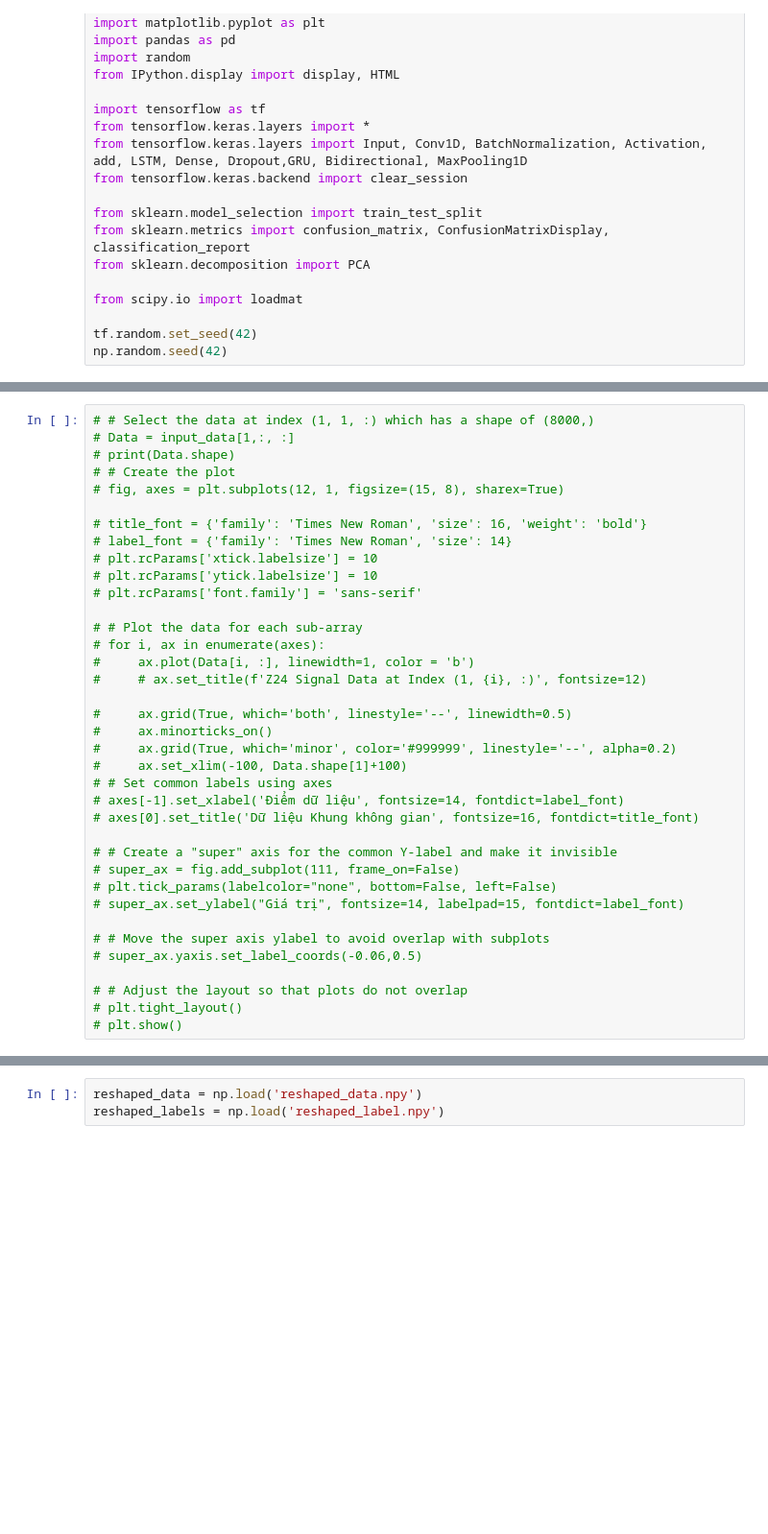
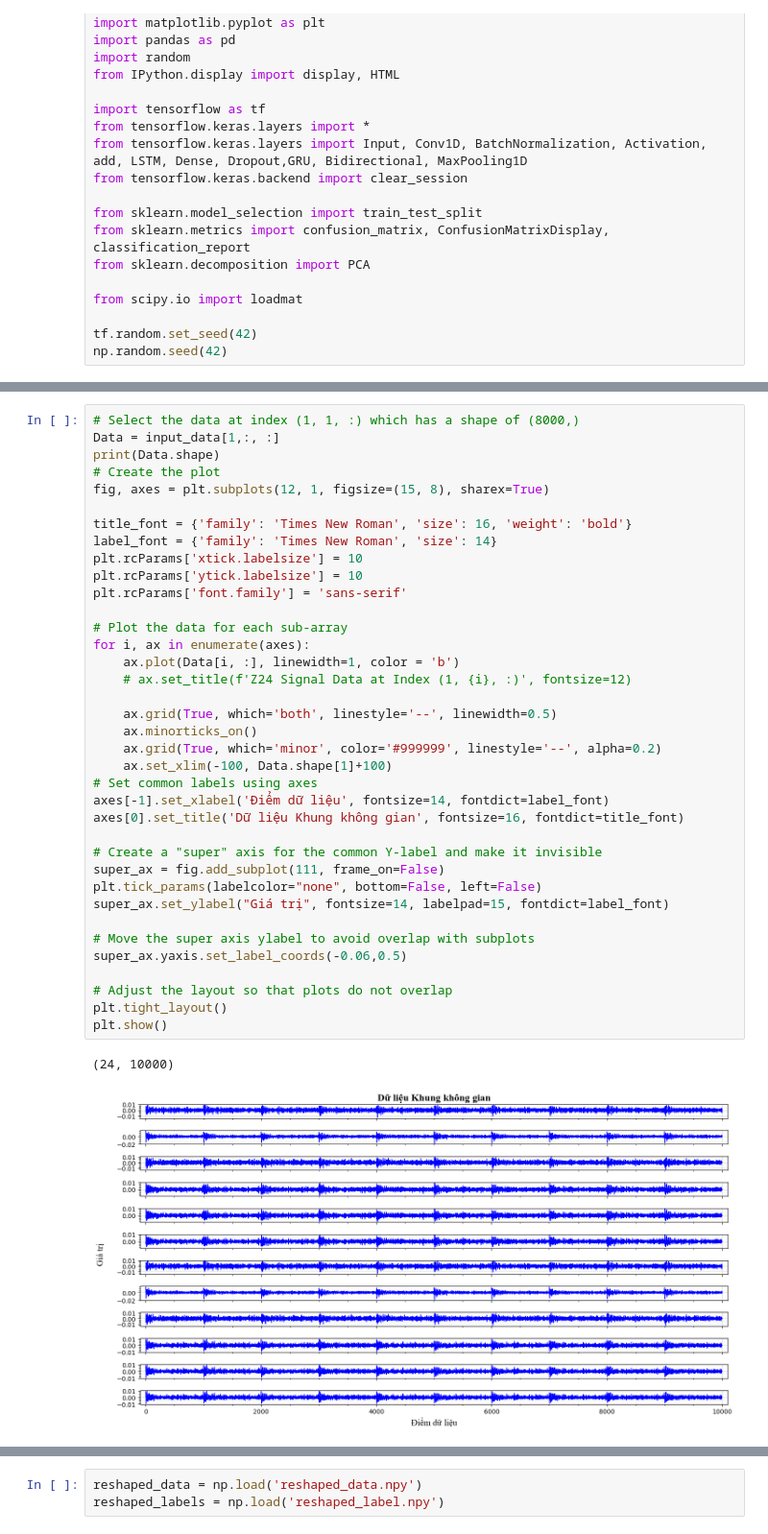
Before and after one commit to vudxlab/Paper-2025-FRAME, a Jupyter notebook: RNN_GRU_LSTM_1DCNN_sapceframe.ipynb, the cells around one changed output, grey strips where cells are left out. Shown at 96% size. Drawn from its saved outputs; the diff is of its cells as text; blank space fills up the shorter version.

```diff
--- a/RNN_GRU_LSTM_1DCNN_sapceframe.ipynb
+++ b/RNN_GRU_LSTM_1DCNN_sapceframe.ipynb
@@ -52,38 +54,41 @@ np.random.seed(42)
 # %%
-# # Select the data at index (1, 1, :) which has a shape of (8000,)
-# Data = input_data[1,:, :]
-# print(Data.shape)
-# # Create the plot
-# fig, axes = plt.subplots(12, 1, figsize=(15, 8), sharex=True)
+# Select the data at index (1, 1, :) which has a shape of (8000,)
+Data = input_data[1,:, :]
+print(Data.shape)
+# Create the plot
+fig, axes = plt.subplots(12, 1, figsize=(15, 8), sharex=True)
 
-# title_font = {'family': 'Times New Roman', 'size': 16, 'weight': 'bold'}
-# label_font = {'family': 'Times New Roman', 'size': 14}
-# plt.rcParams['xtick.labelsize'] = 10
-# plt.rcParams['ytick.labelsize'] = 10
-# plt.rcParams['font.family'] = 'sans-serif'
+title_font = {'family': 'Times New Roman', 'size': 16, 'weight': 'bold'}
+label_font = {'family': 'Times New Roman', 'size': 14}
+plt.rcParams['xtick.labelsize'] = 10
+plt.rcParams['ytick.labelsize'] = 10
+plt.rcParams['font.family'] = 'sans-serif'
 
-# # Plot the data for each sub-array
-# for i, ax in enumerate(axes):
-#     ax.plot(Data[i, :], linewidth=1, color = 'b')
-#     # ax.set_title(f'Z24 Signal Data at Index (1, {i}, :)', fontsize=12)
+# Plot the data for each sub-array
+for i, ax in enumerate(axes):
+    ax.plot(Data[i, :], linewidth=1, color = 'b')
+    # ax.set_title(f'Z24 Signal Data at Index (1, {i}, :)', fontsize=12)
 
-#     ax.grid(True, which='both', linestyle='--', linewidth=0.5)
-#     ax.minorticks_on()
-#     ax.grid(True, which='minor', color='#999999', linestyle='--', alpha=0.2)
-#     ax.set_xlim(-100, Data.shape[1]+100)
-# # Set common labels using axes
-# axes[-1].set_xlabel('Điểm dữ liệu', fontsize=14, fontdict=label_font)
-# axes[0].set_title('Dữ liệu Khung không gian', fontsize=16, fontdict=title_font)
+    ax.grid(True, which='both', linestyle='--', linewidth=0.5)
+    ax.minorticks_on()
+    ax.grid(True, which='minor', color='#999999', linestyle='--', alpha=0.2)
+    ax.set_xlim(-100, Data.shape[1]+100)
+# Set common labels using axes
+axes[-1].set_xlabel('Điểm dữ liệu', fontsize=14, fontdict=label_font)
+axes[0].set_title('Dữ liệu Khung không gian', fontsize=16, fontdict=title_font)
 
-# # Create a "super" axis for the common Y-label and make it invisible
-# super_ax = fig.add_subplot(111, frame_on=False)
-# plt.tick_params(labelcolor="none", bottom=False, left=False)
-# super_ax.set_ylabel("Giá trị", fontsize=14, labelpad=15, fontdict=label_font)
+# Create a "super" axis for the common Y-label and make it invisible
+super_ax = fig.add_subplot(111, frame_on=False)
+plt.tick_params(labelcolor="none", bottom=False, left=False)
+super_ax.set_ylabel("Giá trị", fontsize=14, labelpad=15, fontdict=label_font)
 
-# # Move the super axis ylabel to avoid overlap with subplots
-# super_ax.yaxis.set_label_coords(-0.06,0.5)
+# Move the super axis ylabel to avoid overlap with subplots
+super_ax.yaxis.set_label_coords(-0.06,0.5)
 
-# # Adjust the layout so that plots do not overlap
-# plt.tight_layout()
-# plt.show()
+# Adjust the layout so that plots do not overlap
+plt.tight_layout()
+plt.show()
+# %% [output]
+(24, 10000)
+[figure, added]
 # %%
```
Also changed, not shown: parts of 22 cells of this notebook, 13 other files.
